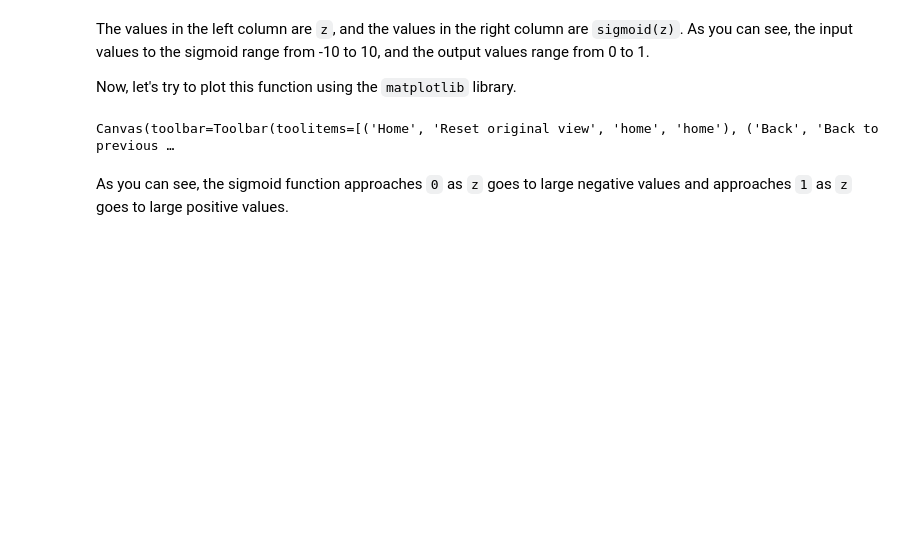
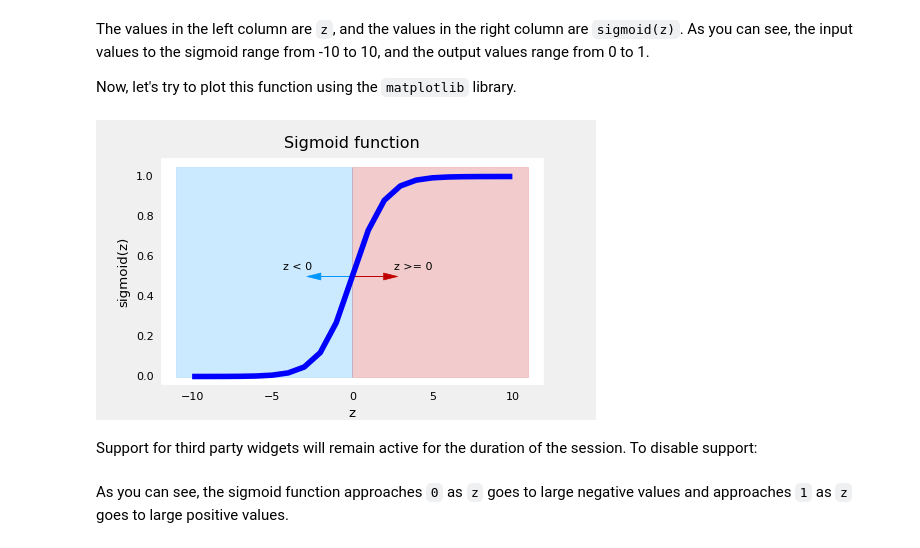
Before and after one commit to azissukmawan/Learn-Machine-learning-spec, a Jupyter notebook: Supervised-learning/Logistic regression/sigmoid-function/C1_W3_Lab02_Sigmoid_function_Soln.ipynb, the cells around one changed output. Cells and saved outputs as stored; diff of their text form; code cells hidden in the pictures; blank space fills up the shorter version.

```diff
--- a/Supervised-learning/Logistic regression/sigmoid-function/C1_W3_Lab02_Sigmoid_function_Soln.ipynb
+++ b/Supervised-learning/Logistic regression/sigmoid-function/C1_W3_Lab02_Sigmoid_function_Soln.ipynb
@@ -111,12 +134,14 @@ The values in the left column are `z`, and the values in the right column are `s
 Now, let's try to plot this function using the `matplotlib` library.
 # %%
 # Plot z vs sigmoid(z)
+from google.colab import output
+output.enable_custom_widget_manager()
 fig,ax = plt.subplots(1,1,figsize=(5,3))
 ax.plot(z_tmp, y, c="b")
 
 ax.set_title("Sigmoid function")
 ax.set_ylabel('sigmoid(z)')
 ax.set_xlabel('z')
 draw_vthresh(ax,0)
 # %% [output]
-Canvas(toolbar=Toolbar(toolitems=[('Home', 'Reset original view', 'home', 'home'), ('Back', 'Back to previous …
+[figure, added]
@@ -122,0 +151,2 @@ Canvas(toolbar=Toolbar(toolitems=[('Home', 'Reset original view', 'home', 'home'
+# %% [markdown]
+Support for third party widgets will remain active for the duration of the session. To disable support:
```
Also changed, not shown: parts of 8 cells of this notebook.
